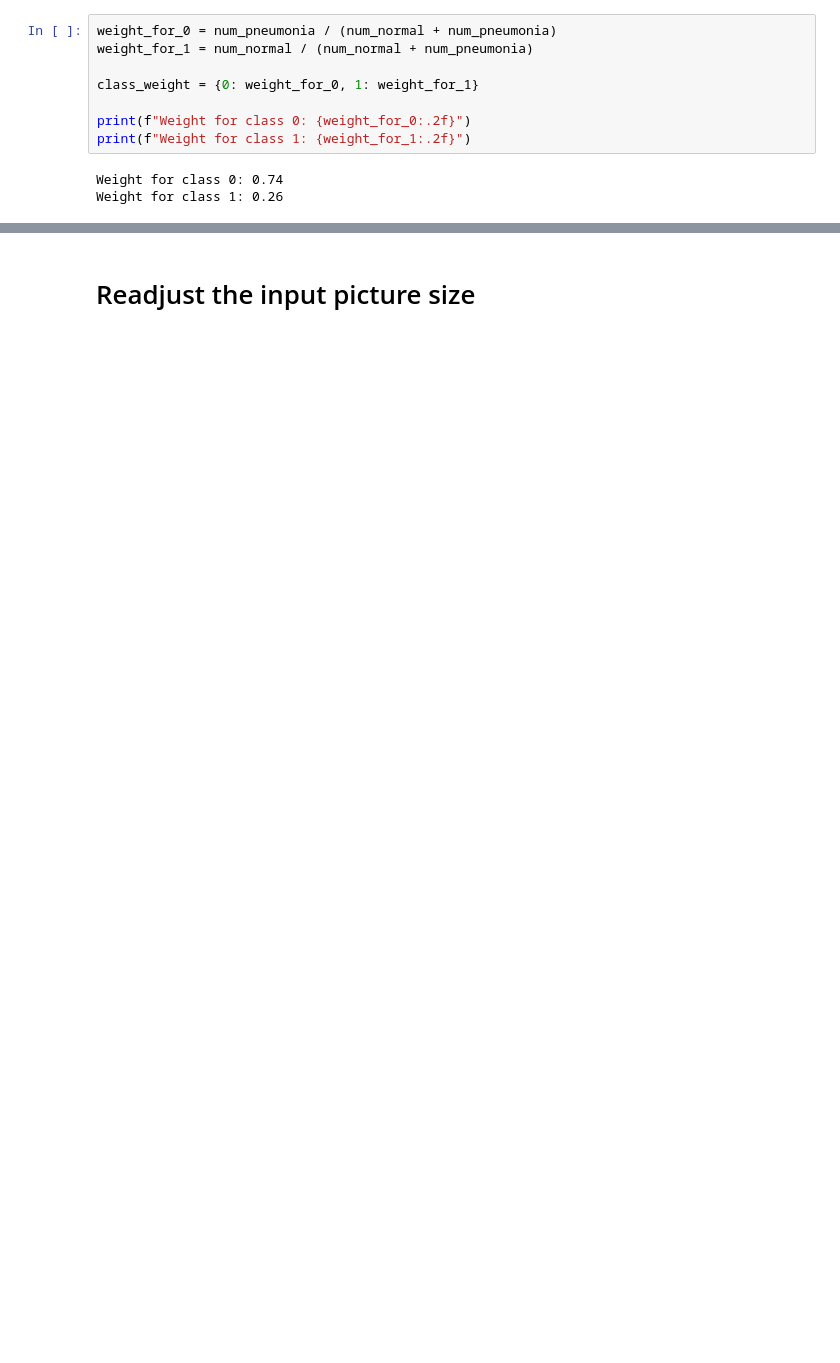
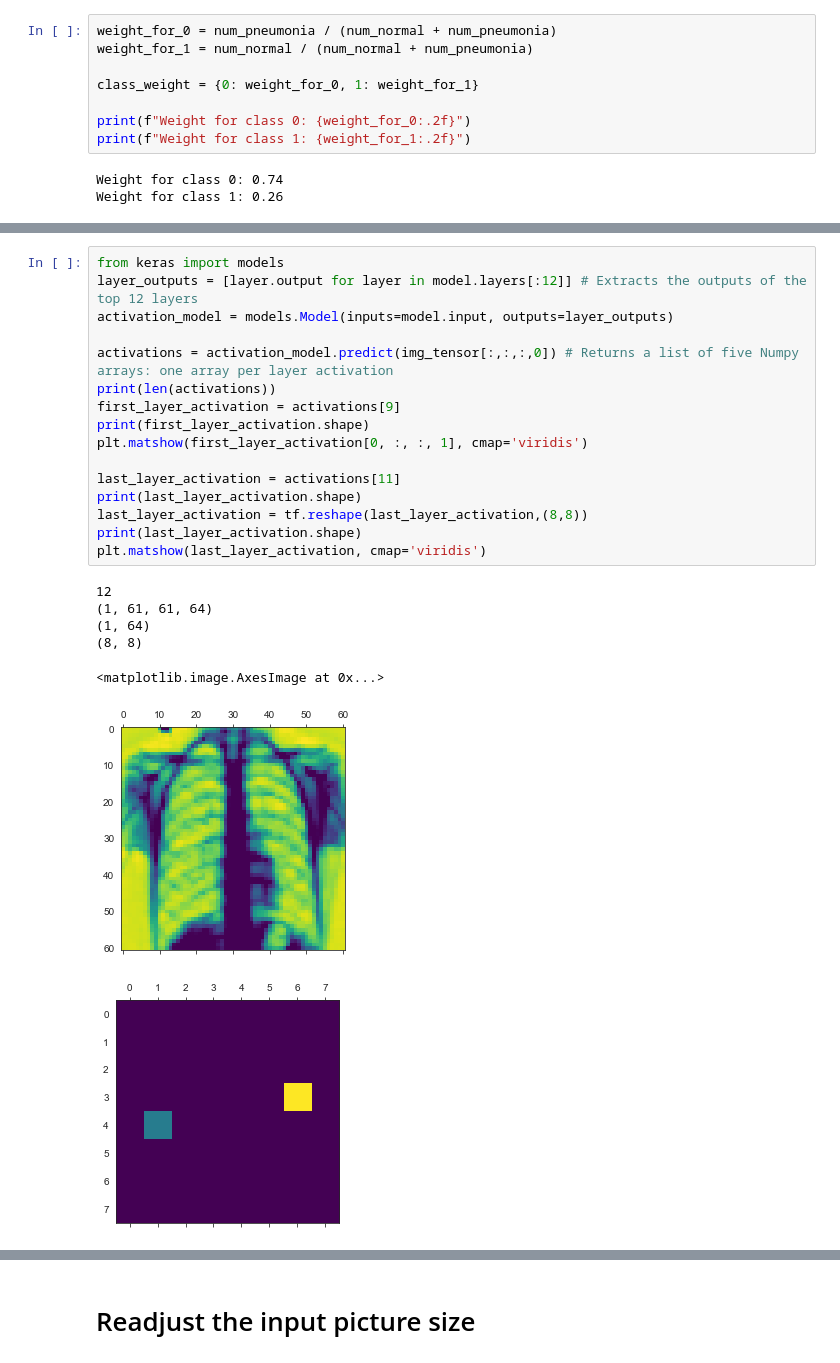
Before and after one commit to rex999wang/Comp576, a Jupyter notebook: final.ipynb, the cells around one changed output, grey strips where cells are left out. Saved outputs shown, nothing was run; the diff lists cells and outputs as text; blank space fills up the shorter version.

```diff
--- a/final.ipynb
+++ b/final.ipynb
@@ -202,0 +251,24 @@ Train Accuracy: 92.66%
+# %%
+from keras import models
+layer_outputs = [layer.output for layer in model.layers[:12]] # Extracts the outputs of the top 12 layers
+activation_model = models.Model(inputs=model.input, outputs=layer_outputs)
+
+activations = activation_model.predict(img_tensor[:,:,:,0]) # Returns a list of five Numpy arrays: one array per layer activation
+print(len(activations))
+first_layer_activation = activations[9]
+print(first_layer_activation.shape)
+plt.matshow(first_layer_activation[0, :, :, 1], cmap='viridis')
+
+last_layer_activation = activations[11]
+print(last_layer_activation.shape)
+last_layer_activation = tf.reshape(last_layer_activation,(8,8))
+print(last_layer_activation.shape)
+plt.matshow(last_layer_activation, cmap='viridis')
+# %% [output]
+12
+(1, 61, 61, 64)
+(1, 64)
+(8, 8)
+<matplotlib.image.AxesImage at 0x...>
+[figure, added]
+[figure, added]
```
Also changed, not shown: parts of 20 cells of this notebook.
